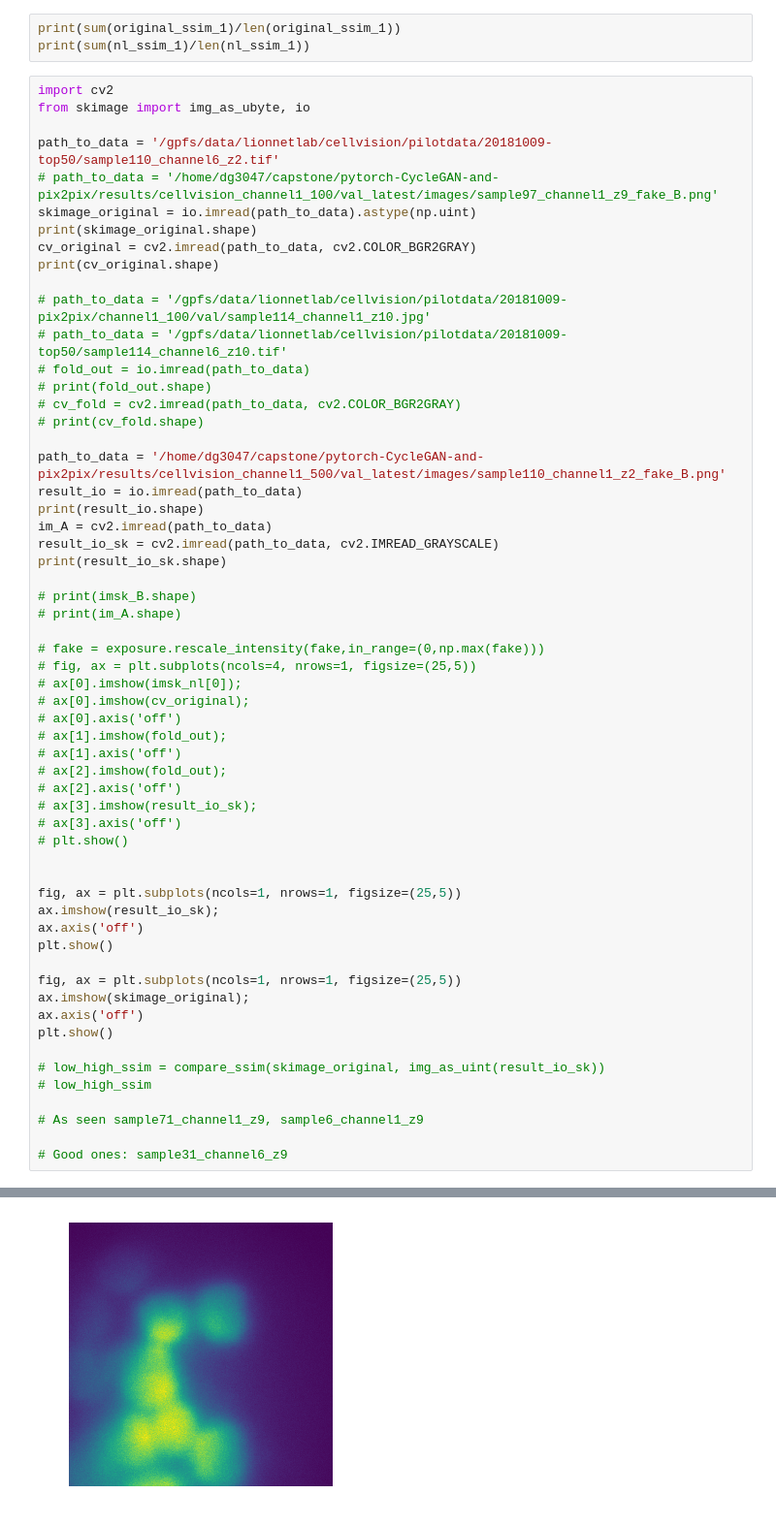
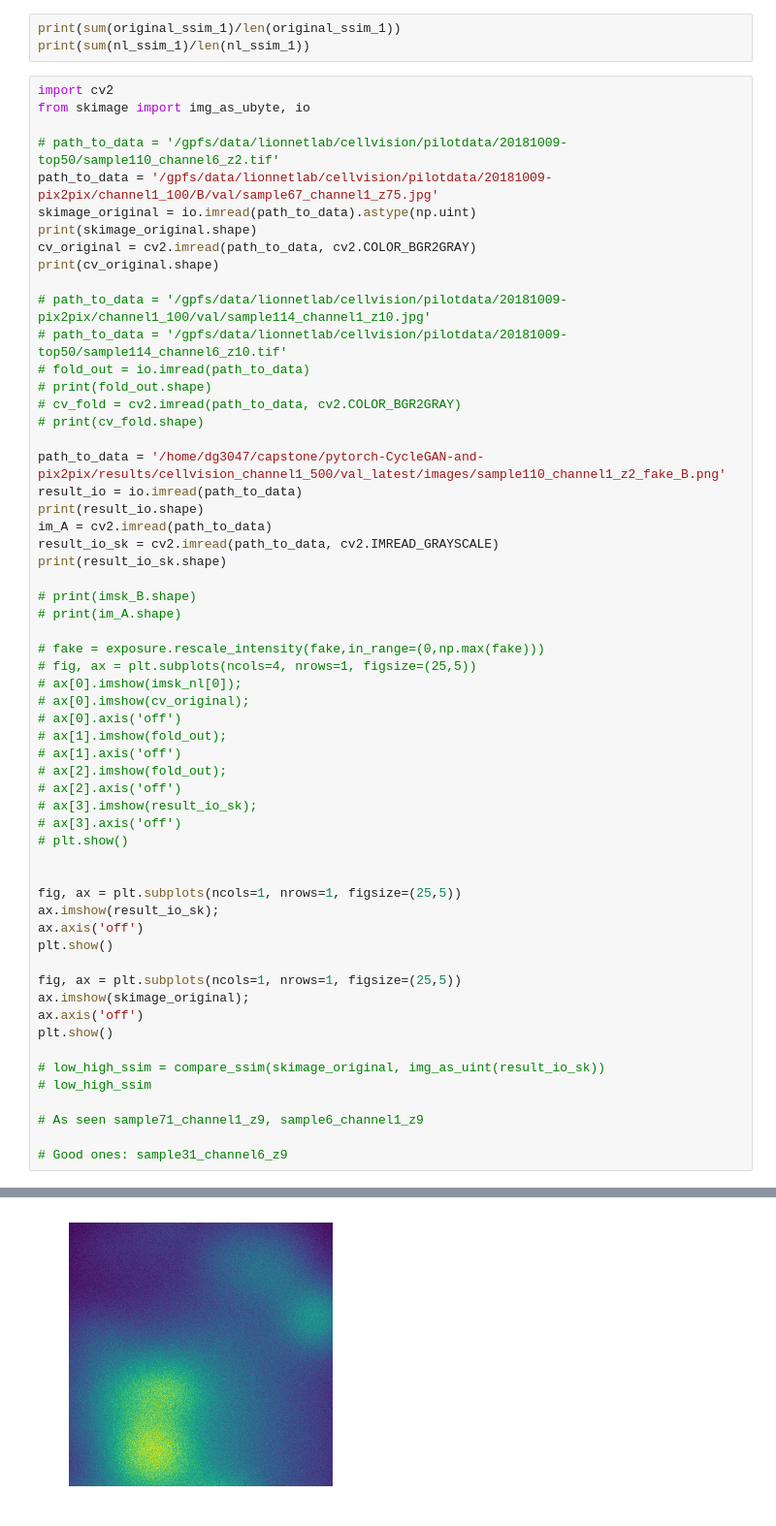
Before and after one commit to NYU-CDS-Capstone-Project/CellVision, a Jupyter notebook: notebooks/non_local_means_comparison.ipynb, the cells around one changed output, grey strips where cells are left out. Shown at 97% size. Saved outputs shown, nothing was run; the diff lists cells and outputs as text.

```diff
--- a/notebooks/non_local_means_comparison.ipynb
+++ b/notebooks/non_local_means_comparison.ipynb
@@ -420,8 +490,8 @@ print(sum(nl_ssim_1)/len(nl_ssim_1))
 import cv2
 from skimage import img_as_ubyte, io
 
-path_to_data = '/gpfs/data/lionnetlab/cellvision/pilotdata/20181009-top50/sample110_channel6_z2.tif'
-# path_to_data = '/home/dg3047/capstone/pytorch-CycleGAN-and-pix2pix/results/cellvision_channel1_100/val_latest/images/sample97_channel1_z9_fake_B.png'
+# path_to_data = '/gpfs/data/lionnetlab/cellvision/pilotdata/20181009-top50/sample110_channel6_z2.tif'
+path_to_data = '/gpfs/data/lionnetlab/cellvision/pilotdata/20181009-pix2pix/channel1_100/B/val/sample67_channel1_z75.jpg'
 skimage_original = io.imread(path_to_data).astype(np.uint)
 print(skimage_original.shape)
 cv_original = cv2.imread(path_to_data, cv2.COLOR_BGR2GRAY)
@@ -453,31 +523,31 @@ print(result_io_sk.shape)
 # ax[1].axis('off')
 # ax[2].imshow(fold_out);
 # ax[2].axis('off')
 # ax[3].imshow(result_io_sk);
 # ax[3].axis('off')
 # plt.show()
 
 
 fig, ax = plt.subplots(ncols=1, nrows=1, figsize=(25,5))
 ax.imshow(result_io_sk);
 ax.axis('off')
 plt.show()
 
 fig, ax = plt.subplots(ncols=1, nrows=1, figsize=(25,5))
 ax.imshow(skimage_original);
 ax.axis('off')
 plt.show()
 
 # low_high_ssim = compare_ssim(skimage_original, img_as_uint(result_io_sk))
 # low_high_ssim
 
 # As seen sample71_channel1_z9, sample6_channel1_z9
 
 # Good ones: sample31_channel6_z9
 # %% [output]
 (512, 512)
 (512, 512)
 (512, 512, 3)
 (512, 512)
 [figure]
-[figure, old version]
+[figure, new version]
```
Also changed, not shown: parts of 2 cells of this notebook.
